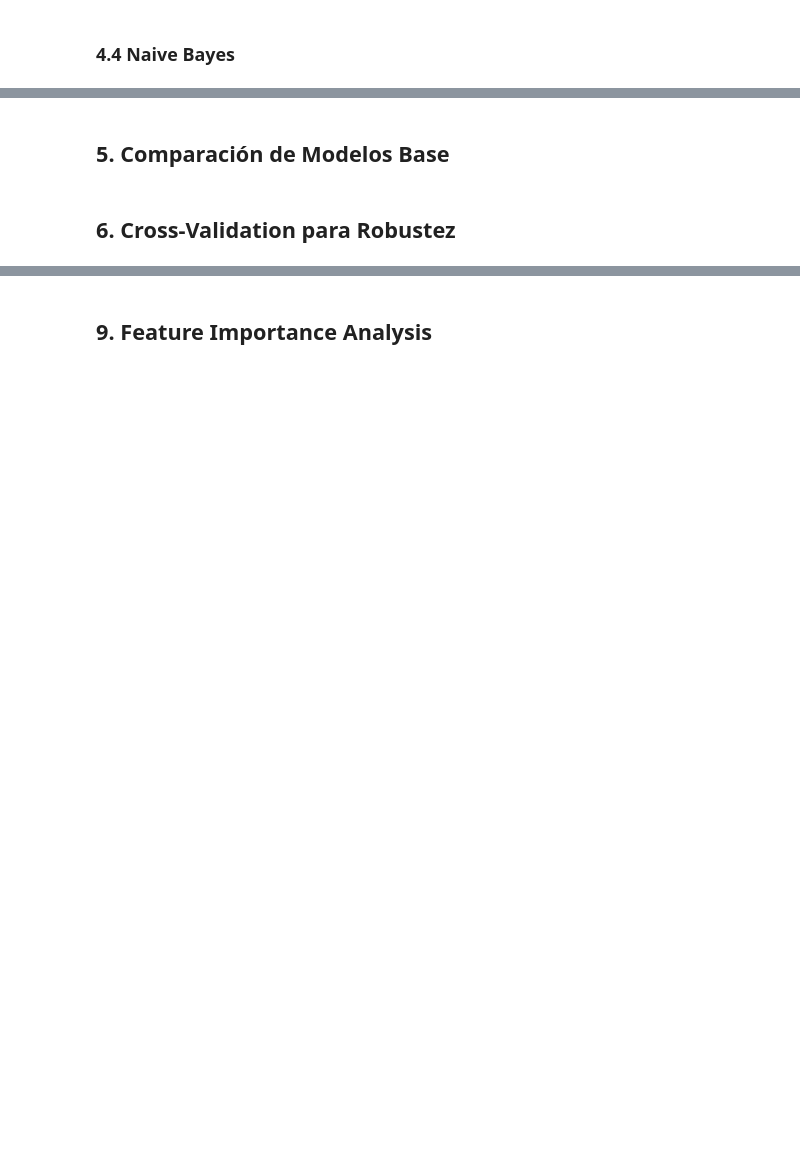
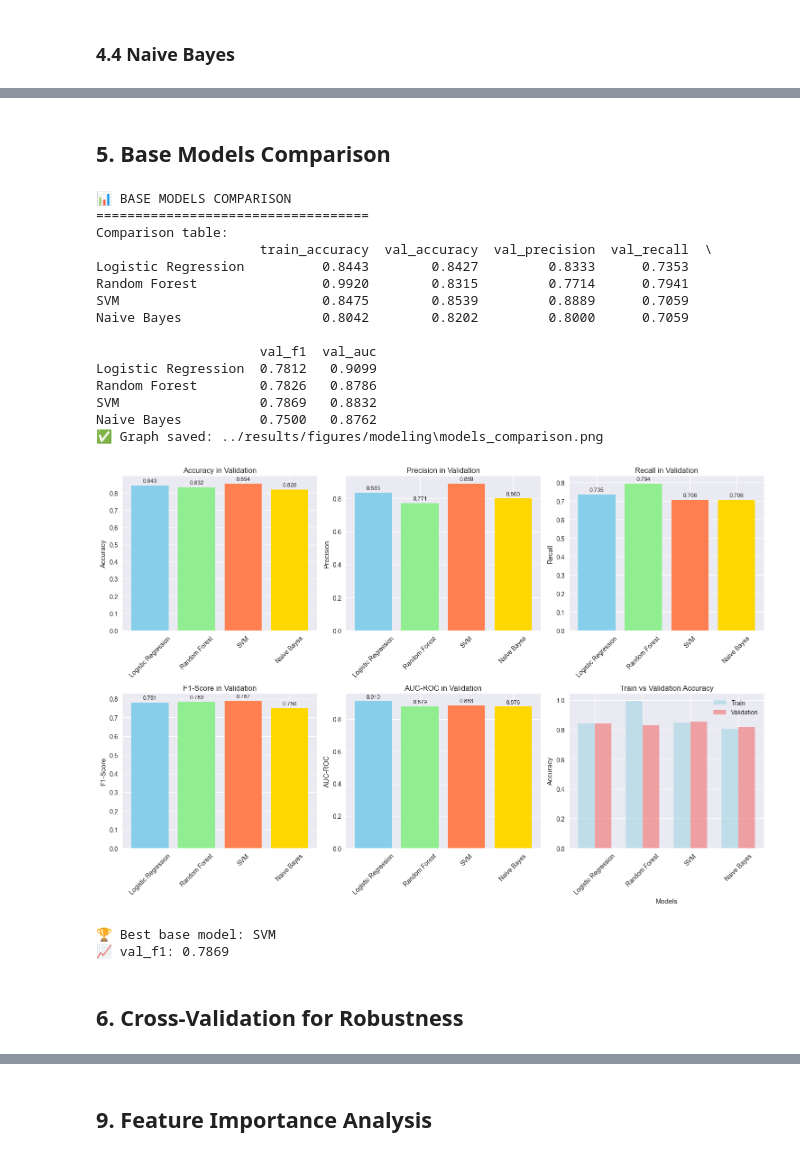
Before and after one commit to YahwthaniMG/SG1_Team3_ML, a Jupyter notebook: notebooks/04_modeling.ipynb, the cells around one changed output, grey strips where cells are left out. Cells and saved outputs as stored; diff of their text form; code cells hidden in the pictures; blank space fills up the shorter version.

```diff
--- a/notebooks/04_modeling.ipynb
+++ b/notebooks/04_modeling.ipynb
@@ -260,20 +342,20 @@ model_results["Naive Bayes"] = nb_metrics
 # %% [markdown]
-## 5. Comparación de Modelos Base
+## 5. Base Models Comparison
 # %%
-print("\n📊 COMPARACIÓN DE MODELOS BASE")
+print("\n📊 BASE MODELS COMPARISON")
 print("=" * 35)
 
-# Crear DataFrame de comparación
+# Create comparison DataFrame
 comparison_df = pd.DataFrame(model_results).T
 comparison_df = comparison_df.round(4)
 
-print("Tabla de comparación:")
+print("Comparison table:")
 print(comparison_df)
 
-# Visualización de comparación
+# Visualization of comparison
 plt.figure(figsize=(15, 10))
 
-# Métricas de validación
+# Validation metrics
 val_metrics = ["val_accuracy", "val_precision", "val_recall", "val_f1", "val_auc"]
 metric_names = ["Accuracy", "Precision", "Recall", "F1-Score", "AUC-ROC"]
 
@@ -282,49 +364,68 @@ for i, (metric, name) in enumerate(zip(val_metrics, metric_names), 1):
     values = comparison_df[metric]
     colors = ["skyblue", "lightgreen", "coral", "gold"]
     bars = plt.bar(values.index, values.values, color=colors)
-    plt.title(f"{name} en Validación")
+    plt.title(f"{name} in Validation")
     plt.ylabel(name)
     plt.xticks(rotation=45)
 
-    # Añadir valores en las barras
+    # Add values on bars
     for bar, value in zip(bars, values.values):
         plt.text(
             bar.get_x() + bar.get_width() / 2,
             bar.get_height() + 0.01,
             f"{value:.3f}",
             ha="center",
             va="bottom",
             fontsize=9,
         )
 
-# Gráfico de overfitting (Train vs Val Accuracy)
+# Overfitting plot (Train vs Val Accuracy)
 plt.subplot(2, 3, 6)
 train_acc = comparison_df["train_accuracy"]
 val_acc = comparison_df["val_accuracy"]
 x = np.arange(len(models))
 width = 0.35
 
 plt.bar(x - width / 2, train_acc, width, label="Train", alpha=0.7, color="lightblue")
 plt.bar(
     x + width / 2, val_acc, width, label="Validation", alpha=0.7, color="lightcoral"
 )
-plt.xlabel("Modelos")
+plt.xlabel("Models")
 plt.ylabel("Accuracy")
 plt.title("Train vs Validation Accuracy")
 plt.xticks(x, train_acc.index, rotation=45)
 plt.legend()
 
 plt.tight_layout()
 save_current_plot("models_comparison", "../results/figures/modeling")
 plt.show()
 
-# Identificar mejor modelo base
-best_metric = "val_f1"  # Métrica balanceada
+# Identify best base model
+best_metric = "val_f1"  # Balanced metric
 best_model_name = comparison_df[best_metric].idxmax()
 best_score = comparison_df.loc[best_model_name, best_metric]
 
-print(f"\n🏆 Mejor modelo base: {best_model_name}")
+print(f"\n🏆 Best base model: {best_model_name}")
 print(f"📈 {best_metric}: {best_score:.4f}")
+# %% [output]
+📊 BASE MODELS COMPARISON
+===================================
+Comparison table:
+                     train_accuracy  val_accuracy  val_precision  val_recall  \
+Logistic Regression          0.8443        0.8427         0.8333      0.7353
+Random Forest                0.9920        0.8315         0.7714      0.7941
+SVM                          0.8475        0.8539         0.8889      0.7059
+Naive Bayes                  0.8042        0.8202         0.8000      0.7059
+
+                     val_f1  val_auc
+Logistic Regression  0.7812   0.9099
+Random Forest        0.7826   0.8786
+SVM                  0.7869   0.8832
+Naive Bayes          0.7500   0.8762
+✅ Graph saved: ../results/figures/modeling\models_comparison.png
+[figure, added]
+🏆 Best base model: SVM
+📈 val_f1: 0.7869
 # %% [markdown]
-## 6. Cross-Validation para Robustez
+## 6. Cross-Validation for Robustness
 # %%
```
Also changed, not shown: parts of 30 cells of this notebook, 2 other files.
